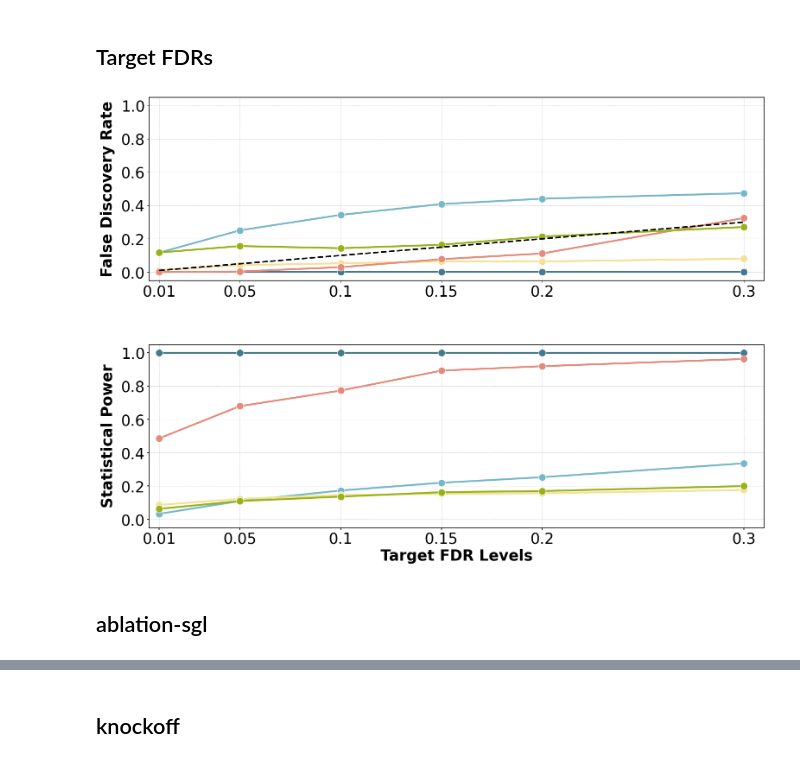
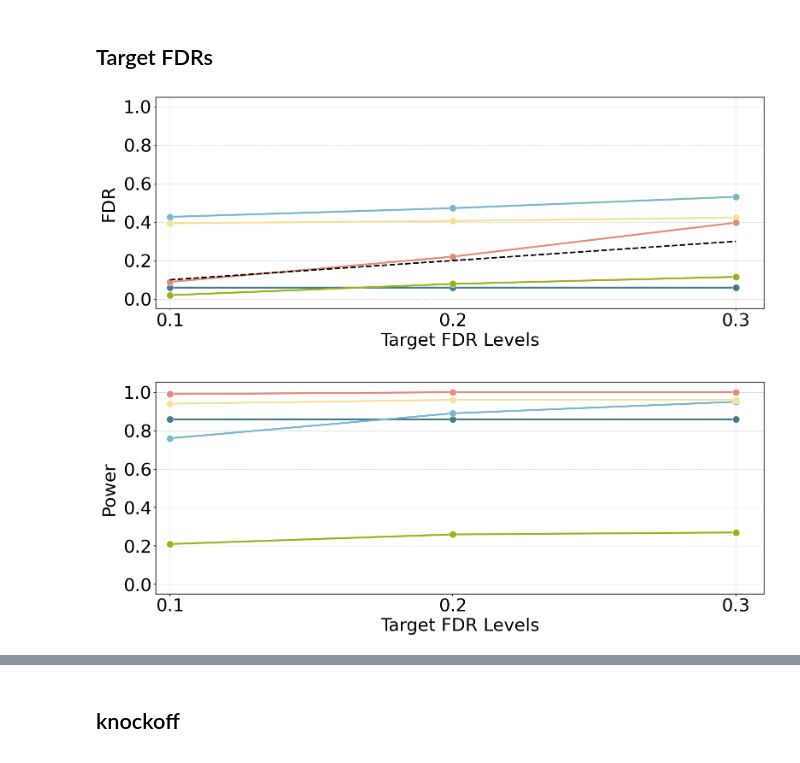
Before and after one commit to TBW108/scKnockPath, a Jupyter notebook: simulation_res.ipynb, the cells around one changed output, grey strips where cells are left out. Saved outputs shown, nothing was run; the diff lists cells and outputs as text; code cells hidden in the pictures.

```diff
--- a/simulation_res.ipynb
+++ b/simulation_res.ipynb
@@ -222,21 +0,0 @@ Selected DE pathways (groups): []
-# %%
-
-# 生成二分类标签 y
-# 生成二分类标签 y
-y = np.random.randint(0, 2, 20)
-# 对 y 进行排序，使得 0 和 1 分开
-y_sorted = np.sort(y)
-
-# 绘制 y 的热图
-fig, ax = plt.subplots(figsize=(6, 0.5), dpi=300)
-# 使用 'viridis' 或 'coolwarm' 等对比度高的色图，或者自定义离散颜色
-# 这里使用 seaborn 的 'Set2' 中的两种颜色，通常比较柔和且区分度好
-cmap_y = sns.color_palette("Set2", 2)
-sns.heatmap(y_sorted.reshape(1, -1),
-            cmap=cmap_y,
-            cbar=False,
-            xticklabels=False,
-            yticklabels=False,
-            linewidths=0.5, linecolor='white') # 添加分隔线
-plt.tight_layout()
-plt.show()
@@ -688,24 +745,26 @@ plot_fdr_power_boxplots(
 # %% [markdown]
 ## Target FDRs
 # %%
-
-target_fdrs=[0.01,0.05,0.1,0.15,0.2,0.3]
+# ...existing code...
+target_fdrs=[0.1,0.2,0.3]
 combined_fdr_values_melted=load_res('fdr','fdrs',target_fdrs)
 combined_powers_values_melted=load_res('power','fdrs',target_fdrs)
 
+
+
+# 修复：重新定义完整的颜色列表，确保包含所有方法的颜色
+colors = ['#46788E','#78B7C9', '#F6E093','#E58B7B', '#97B319']
 
 plot_fdr_power_line(
     combined_fdr_values_melted,
     combined_powers_values_melted,
     colors,
     x_ticks=target_fdrs,
     param='n_fdrs',
-    x_fontsize=25,
-    y_fontsize=25,
+    x_fontsize=30,
+    y_fontsize=30,
     x_label='Target FDR Levels',
-    save_path='./results/simulation_exp/combined_vertical_targetfdrs_fdr_power.pdf'
+    save_path='./results/simulation_exp/combined_vertical_targetfdrs_fdr_power_copula.pdf'
 )
 # %% [output]
-[figure, old version]
+[figure, new version]
-# %% [markdown]
-## ablation-sgl
```
Also changed, not shown: parts of 45 cells of this notebook.
